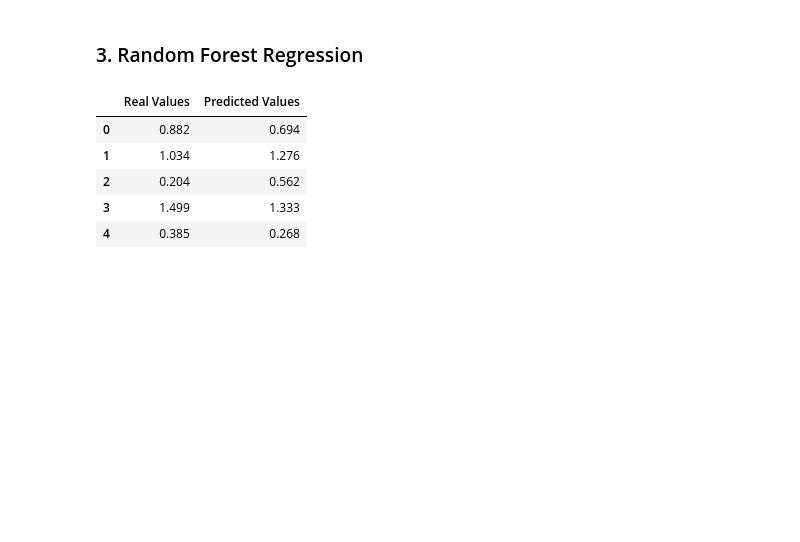
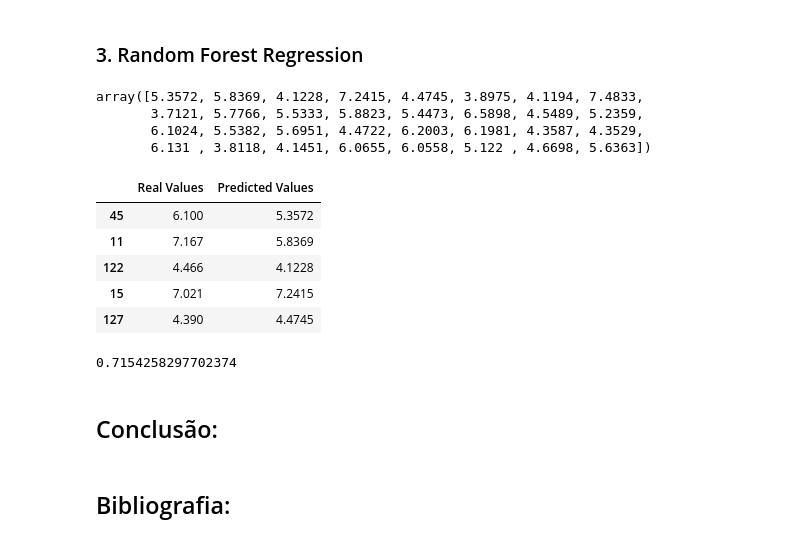
Before and after one commit to brigidolivia/Projeto2_CienciaDados, a Jupyter notebook: P2_Cdados.ipynb, the cells around one changed output. Cells and saved outputs as stored; diff of their text form; code cells hidden in the pictures; blank space fills up the shorter version.

```diff
--- a/P2_Cdados.ipynb
+++ b/P2_Cdados.ipynb
@@ -367,11 +371,11 @@ from sklearn.tree import DecisionTreeRegressor
 from sklearn import tree
 
 X = data19_H[['GDP per capita', 'Social support', 'Healthy life expectancy','Freedom to make life choices', 'Perceptions of corruption']]
-Y = data19_H['Happiness Score']
+y = data19_H['Happiness Score']
 
-X_train, X_test, Y_train, Y_test = train_test_split(X, Y, test_size = 0.2, random_state= 100)
+X_train_Tree, X_test_Tree, y_train_Tree, y_test_Tree = train_test_split(X, y, test_size = 0.2, random_state= 100)
 
 Colunas= ['GDP per capita', 'Social support', 'Healthy life expectancy', 'Freedom to make life choices', 'Perceptions of corruption']
 regr = DecisionTreeRegressor(max_depth=3, random_state=100) #max_depth- Quantas ramificações
 
-model = regr.fit(X_train, Y_train) #Dataframe ele já entende como uma matriz
+regr.fit(X_train_Tree, y_train_Tree) #Dataframe ele já entende como uma matriz
@@ -416,9 +430,7 @@ df.head()
 ### 3. Random Forest Regression
 # %%
 from sklearn.ensemble import RandomForestRegressor
-X_train, X_test, y_train, y_test = train_test_split(X, y, test_size = 0.2)
-regressor = RandomForestRegressor(n_estimators = 10, random_state = 0)
-regressor.fit(X,Y)
+X_train_Forest, X_test_Forest, y_train_Forest, y_test_Forest = train_test_split(X, y, test_size = 0.2, random_state= 100)
 # %%
-regressor = RandomForestRegressor(n_estimators = 10, random_state = 0)
-regressor.fit(X_train, y_train);
+regressor = RandomForestRegressor(n_estimators = 10, random_state = 100)
+regressor.fit(X_train_Forest, y_train_Forest);
@@ -428,10 +437,28 @@ y_pred
+# %%
+y_pred_Forest = regressor.predict(X_test_Forest)
+y_pred_Forest
+# %% [output]
+array([5.3572, 5.8369, 4.1228, 7.2415, 4.4745, 3.8975, 4.1194, 7.4833,
+       3.7121, 5.7766, 5.5333, 5.8823, 5.4473, 6.5898, 4.5489, 5.2359,
+       6.1024, 5.5382, 5.6951, 4.4722, 6.2003, 6.1981, 4.3587, 4.3529,
+       6.131 , 3.8118, 4.1451, 6.0655, 6.0558, 5.122 , 4.6698, 5.6363])
 # %%
-df = pd.DataFrame({'Real Values':y_test.reshape(-1), 'Predicted Values':y_pred.reshape(-1)})
+df = pd.DataFrame({'Real Values':y_test_Forest, 'Predicted Values':y_pred_Forest})
 df.head()
 # %% [output]
 |  | Real Values | Predicted Values |
-| 0 | 0.882 | 0.694 |
-| 1 | 1.034 | 1.276 |
-| 2 | 0.204 | 0.562 |
-| 3 | 1.499 | 1.333 |
-| 4 | 0.385 | 0.268 |
+| 45 | 6.100 | 5.3572 |
+| 11 | 7.167 | 5.8369 |
+| 122 | 4.466 | 4.1228 |
+| 15 | 7.021 | 7.2415 |
+| 127 | 4.390 | 4.4745 |
+# %%
+from sklearn.metrics import r2_score
+Rsqrt = r2_score(y_test_Forest, y_pred_Forest)
+Rsqrt
+# %% [output]
+0.7154258297702374
+# %% [markdown]
+## Conclusão:
+# %% [markdown]
+## Bibliografia:
```
Also changed, not shown: parts of 14 cells of this notebook.
